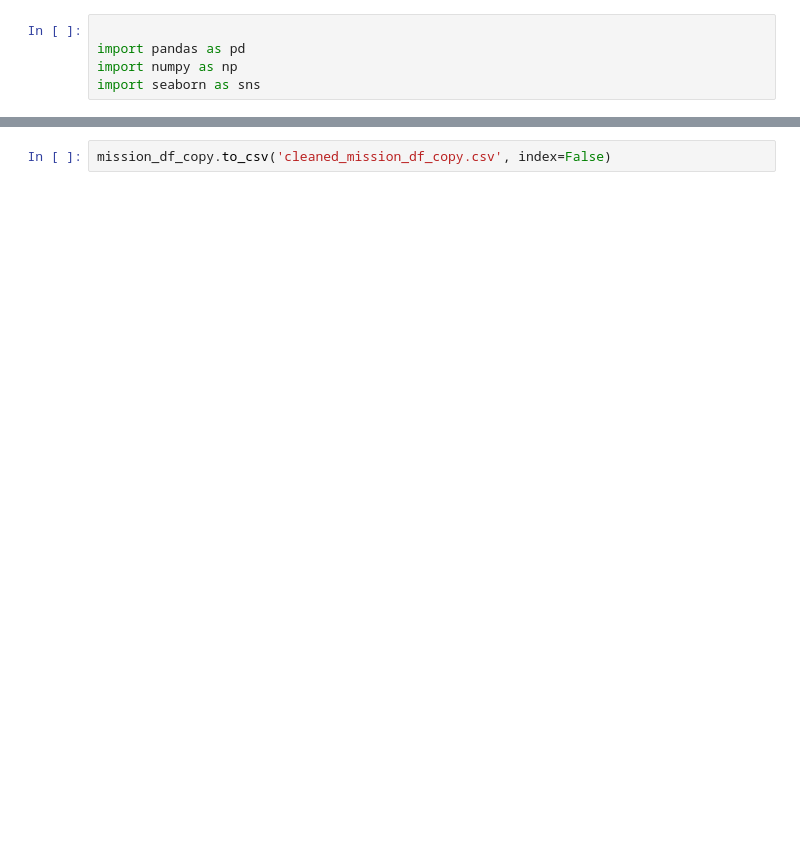
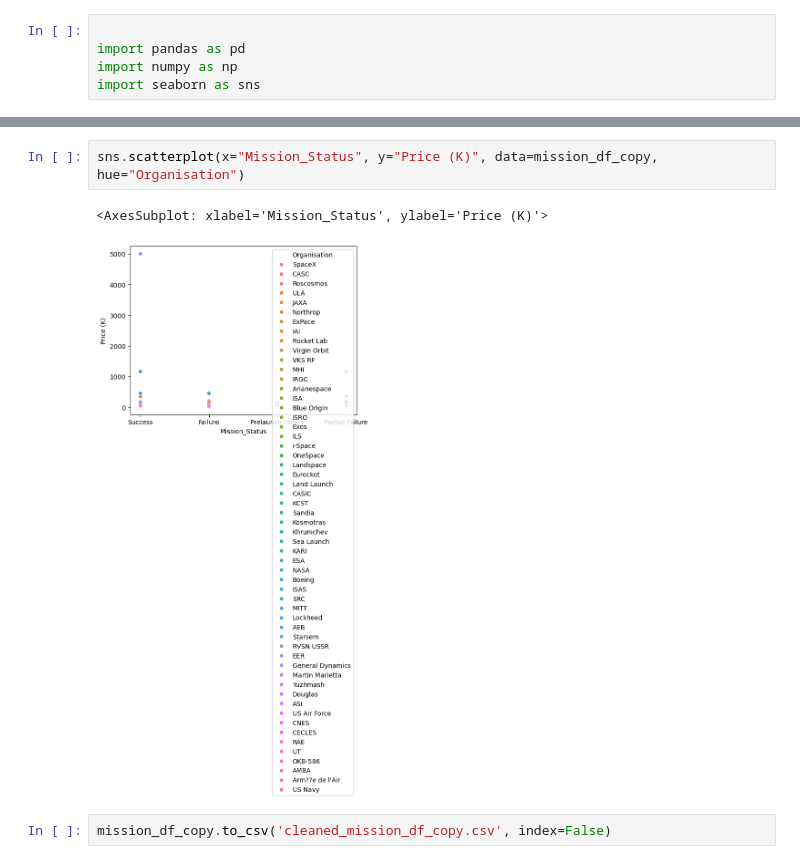
Before and after one commit to joshnajoshy/test_python_mongodb_mission_project, a Jupyter notebook: mission_data.ipynb, the cells around one changed output, grey strips where cells are left out. Cells and saved outputs as stored; diff of their text form; blank space fills up the shorter version.

```diff
--- a/mission_data.ipynb
+++ b/mission_data.ipynb
@@ -102,2 +102,7 @@ sns.barplot(x='Mission_Status', y='Price (K)', data=mission_df_copy)
 # %%
-mission_df_copy.to_csv('cleaned_mission_df_copy.csv', index=False)
+sns.scatterplot(x="Mission_Status", y="Price (K)", data=mission_df_copy, hue="Organisation")
+# %% [output]
+<AxesSubplot: xlabel='Mission_Status', ylabel='Price (K)'>
+[figure, added]
+# %%
+mission_df_copy.to_csv('cleaned_mission_df_copy.csv', index=False)
```
Also changed, not shown: parts of 5 cells of this notebook, 6 other files.
